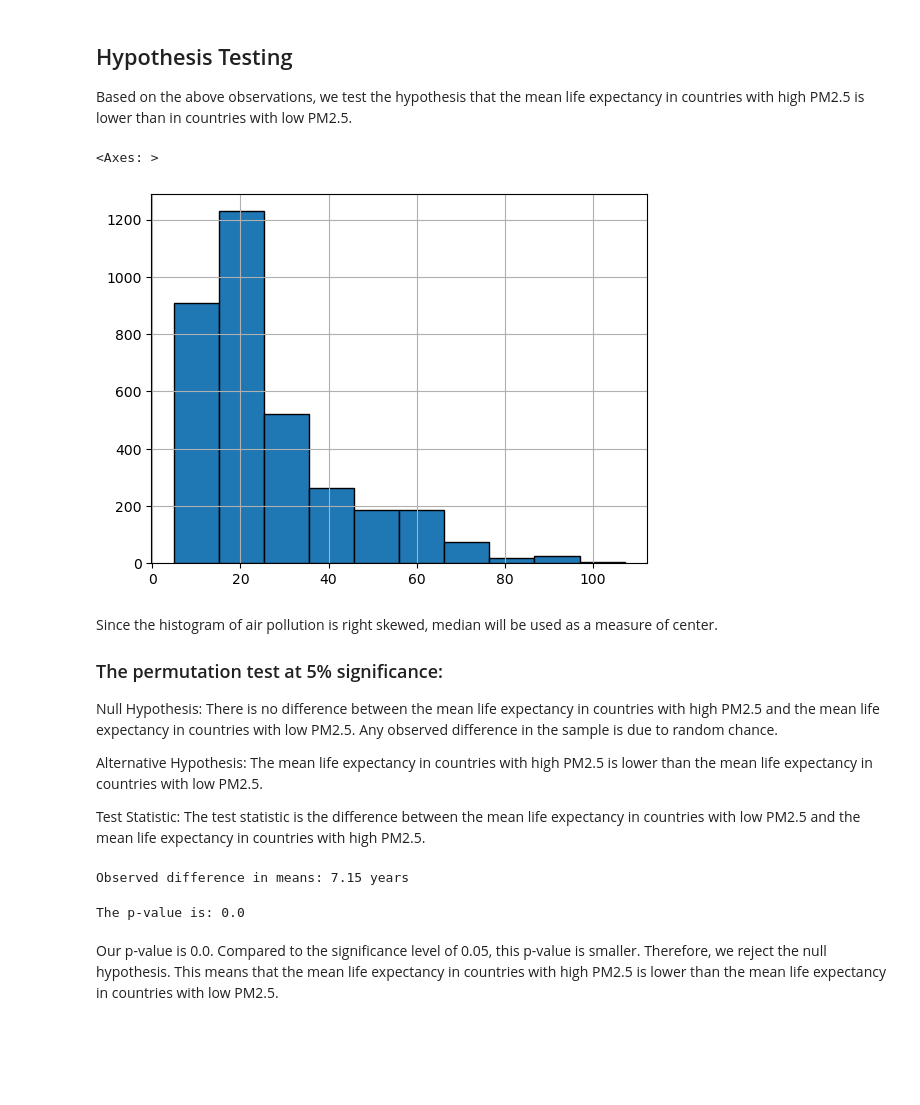
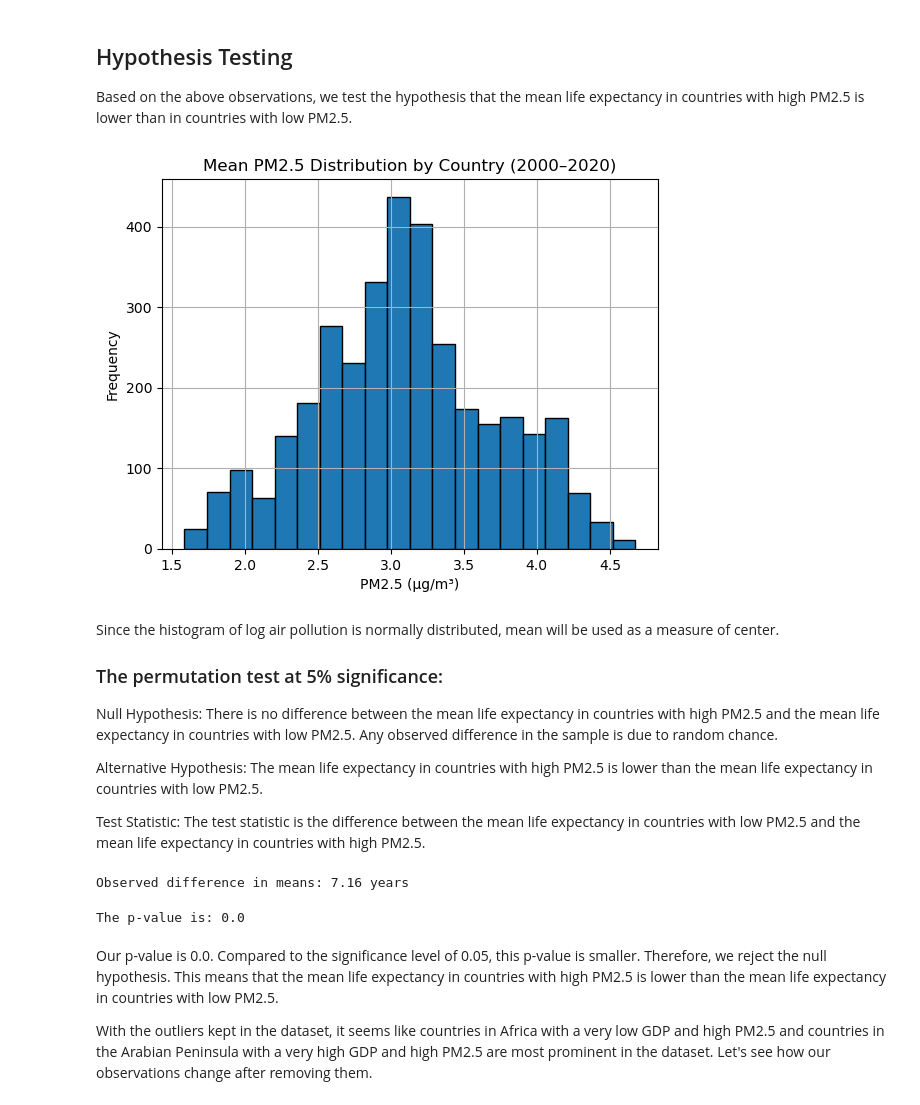
Before and after one commit to Gskakar/Mini_Project_195, a Jupyter notebook: 195_EDA.ipynb, the cells around one changed output. Drawn from its saved outputs; the diff is of its cells as text; code cells hidden in the pictures; blank space fills up the shorter version.

```diff
--- a/195_EDA.ipynb
+++ b/195_EDA.ipynb
@@ -437,12 +411,17 @@ There appears to be a clear relationship between life expectancy and both GDP an
 ## Hypothesis Testing
 Based on the above observations, we test the hypothesis that the mean life expectancy in countries with high PM2.5 is lower than in countries with low PM2.5.
 # %%
-data['PM25'].hist(edgecolor='black')
+data['log_PM25'].hist(edgecolor='black', bins=20)
+
+plt.title("Mean PM2.5 Distribution by Country (2000–2020)")
+plt.xlabel("PM2.5 (\u03bcg/m\u00B3)")
+plt.ylabel("Frequency")
+
+plt.show()
 # %% [output]
-<Axes: >
-[figure, old version]
+[figure, new version]
 # %% [markdown]
-Since the histogram of air pollution is right skewed, median will be used as a measure of center.
+Since the histogram of log air pollution is normally distributed, mean will be used as a measure of center.
 
 ### The permutation test at 5% significance:
 Null Hypothesis: There is no difference between the mean life expectancy in countries with high PM2.5 and the mean life expectancy in countries with low PM2.5. Any observed difference in the sample is due to random chance.
@@ -451,14 +430,14 @@ Alternative Hypothesis: The mean life expectancy in countries with high PM2.5 is
 
 Test Statistic: The test statistic is the difference between the mean life expectancy in countries with low PM2.5 and the mean life expectancy in countries with high PM2.5.
 # %%
-high_PM25 = data[data['PM25'] > data['PM25'].median()]['LifeExp']
-low_PM25  = data[data['PM25'] <= data['PM25'].median()]['LifeExp']
+high_PM25 = data[data['log_PM25'] > data['log_PM25'].mean()]['LifeExp']
+low_PM25  = data[data['log_PM25'] <= data['log_PM25'].mean()]['LifeExp']
 
 # observed difference in means
 observed_diff = low_PM25.mean() - high_PM25.mean()
 print(f"Observed difference in means: {np.round(observed_diff, 2)} years")
 # %% [output]
-Observed difference in means: 7.15 years
+Observed difference in means: 7.16 years
 # %%
 def simulate_one_difference(tbl):
     # simulates one value of the test statistic under the null hypothesis.
@@ -493,3 +472,5 @@ print(f"\nThe p-value is: {p_value}")
 The p-value is: 0.0
 # %% [markdown]
 Our p-value is 0.0. Compared to the significance level of 0.05, this p-value is smaller. Therefore, we reject the null hypothesis. This means that the mean life expectancy in countries with high PM2.5 is lower than the mean life expectancy in countries with low PM2.5.
+
+With the outliers kept in the dataset, it seems like countries in Africa with a very low GDP and high PM2.5 and countries in the Arabian Peninsula with a very high GDP and high PM2.5 are most prominent in the dataset. Let's see how our observations change after removing them.
```
Also changed, not shown: parts of 13 cells of this notebook.
